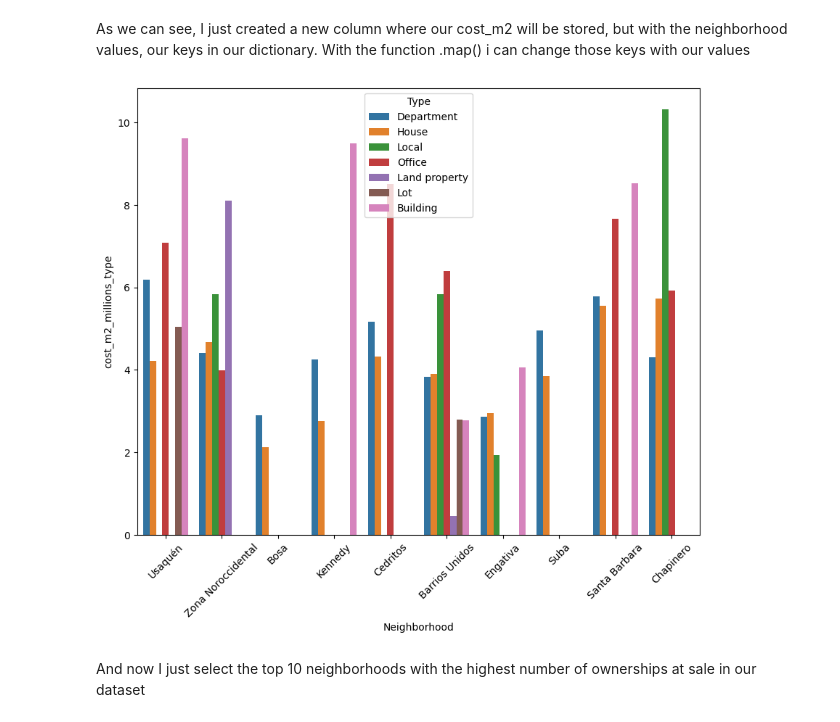
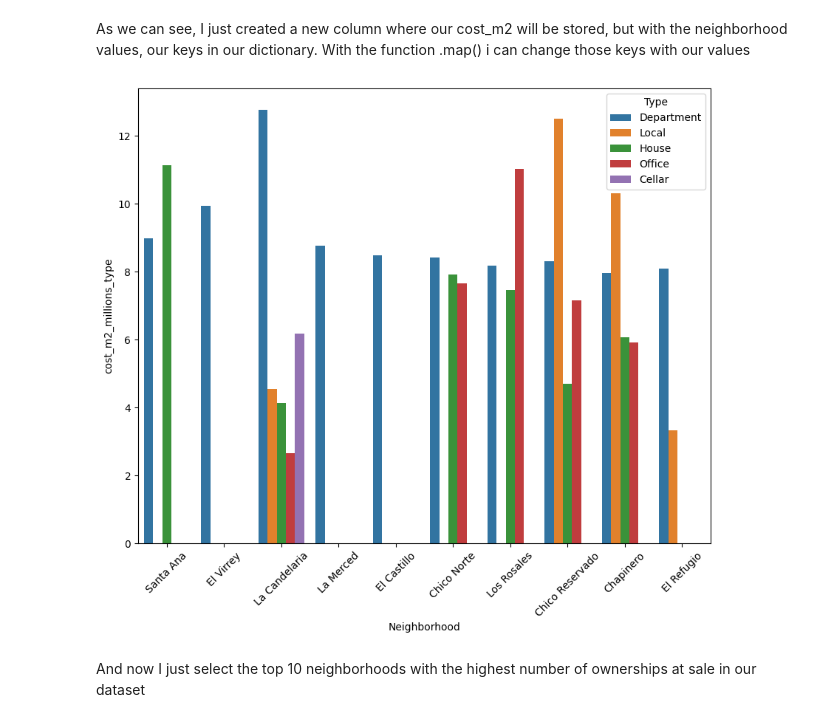
Before and after one commit to EmmanuelMald/Inmersion-datos-Aiura-LATAM, a Jupyter notebook: Integrate_work.ipynb, the cells around one changed output. Saved outputs shown, nothing was run; the diff lists cells and outputs as text; code cells hidden in the pictures.

Commit message:
update graphics

```diff
--- a/Integrate_work.ipynb
+++ b/Integrate_work.ipynb
@@ -210,0 +259,6 @@ plt.show()
+# %%
+data_out=data.query("((Area > 1000) & (Type == 'Department' | Type == 'House')) | Bathrooms < 1")
+print(f"It will be removed {len(data_out)} columns")
+data_out.head()
+data.drop(data_out.index, inplace=True)
+print(f"Shape of dataset with all outlayers listed removed: {data.shape}")
@@ -210,0 +270,15 @@ plt.show()
+# %%
+subdata=data.groupby(["Neighborhood","Type"]).aggregate({
+
+    "Area": np.sum,
+    "cost_millions":np.sum
+
+})
+subdata["cost_m2_million"]=subdata.cost_millions/subdata.Area
+subdata.sort_values("cost_m2_million", ascending=False)
+dict_cost_m2_million=dict(subdata.cost_m2_million)
+data["cost_m2_million"]=[0]*len(data)
+for i in data.index:
+    data.cost_m2_million[i] = (data.Neighborhood[i],data.Type[i])
+data.cost_m2_million=data.cost_m2_million.map(dict_cost_m2_million)
+data.head()
@@ -291,4 +363,0 @@ memory usage: 26.5+ KB
-# %%
-dict_groups=dict(df_nbhds.cost_m2_millions_own)
-keys=list(dict_groups.keys())
-keys[:3]
@@ -332,14 +401,15 @@ As we can see, I just created a new column where our cost_m2 will be stored, but
 With the function .map() i can change those keys with our values
 # %%
 top10=data.Neighborhood.value_counts(ascending=False).index[:10]
-top10_df=data.query("Neighborhood in @top10")
+top10_df=data.query("Neighborhood in @top10_avg_cost_m2")
 top10_df.head()
+
 plt.figure(figsize=((10,8)))
-sns.barplot(data=top10_df, y="cost_m2_millions_type", hue="Type", x="Neighborhood", order=top10)
+sns.barplot(data=top10_df, y="cost_m2_millions_type", hue="Type", x="Neighborhood", order=top10_avg_cost_m2)
 plt.xticks(rotation=45)
 plt.show()
 # %% [output]
-[figure, old version]
+[figure, new version]
 # %% [markdown]
 And now I just select the top 10 neighborhoods with the highest number of ownerships at sale in our dataset
 # %%
```
Also changed, not shown: parts of 36 cells of this notebook.
